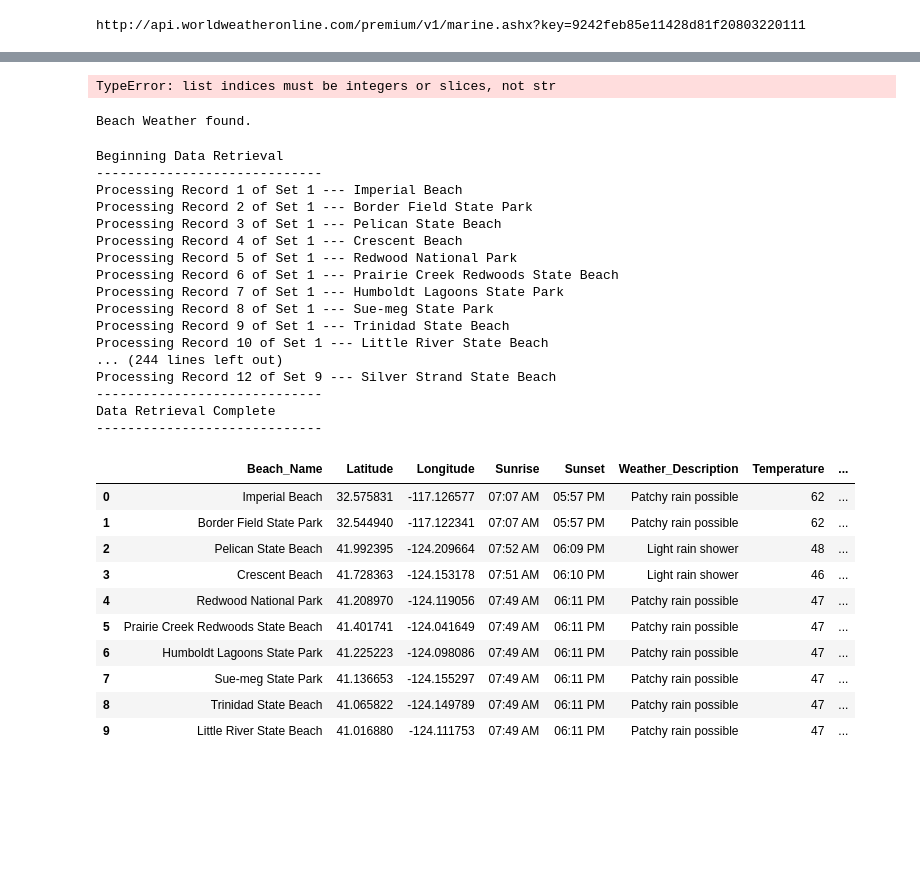
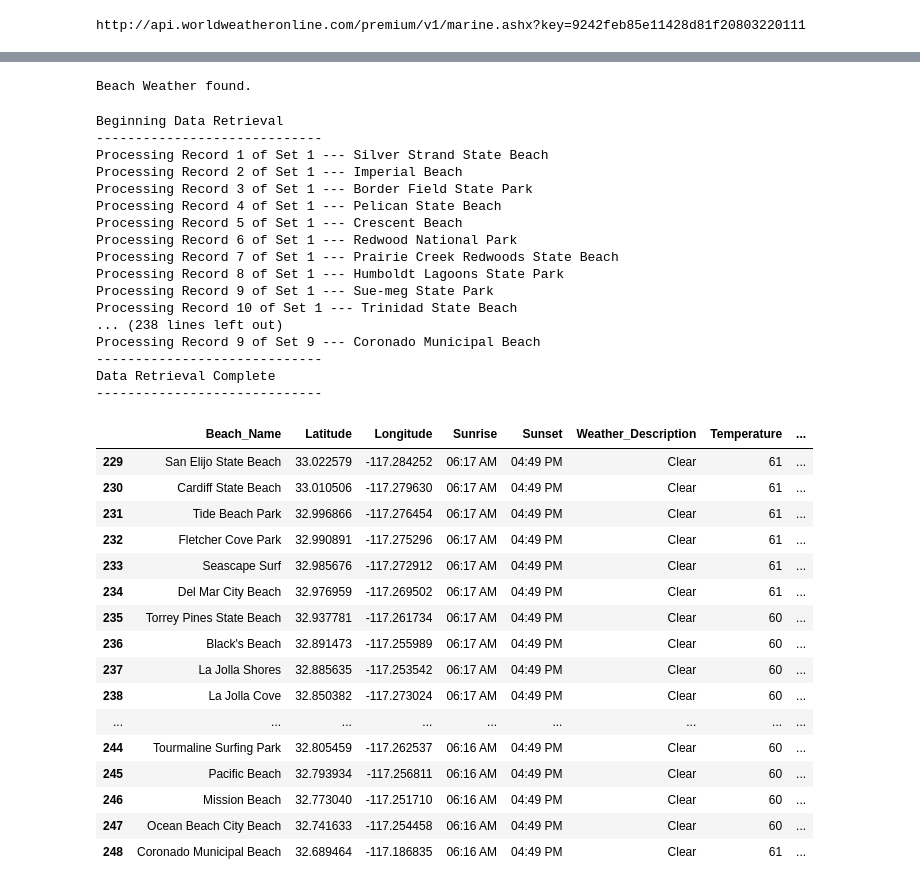
Before and after one commit to ckanchanda/Surf_Check, a Jupyter notebook: ck_api_call.ipynb, the cells around one changed output, grey strips where cells are left out. Saved outputs shown, nothing was run; the diff lists cells and outputs as text; code cells hidden in the pictures; blank space fills up the shorter version.

```diff
--- a/ck_api_call.ipynb
+++ b/ck_api_call.ipynb
@@ -83,18 +83,8 @@ len(beach)
-# %%
-for i, beach in enumerate(coordinates):
-    beach_url = url + "&format=json&q=" + str(coordinates[i-1][1]) + "," + str(coordinates[i-1][2])
-    beach_weather = requests.get(beach_url).json()
-
-    sunrise = beach_data['data']['weather'][0]['astronomy'][0]['sunrise']
-
-    print(sunrise)
-# %% [output]
-TypeError: list indices must be integers or slices, not str
 # %%
 # test lat and long variables which are going to be beach coordinates
 ## using Grandview Coordinates= 33.07705649, -117.3110183
-lat = 33.07705649
-long = -117.3110183
+lat = 33.51038632
+long = -117.7525398
 
 # Create an endpoint URL for a beach.
 
@@ -180,18 +170,18 @@ print("-----------------------------")
 # %% [output]
 Beginning Data Retrieval
 -----------------------------
-Processing Record 1 of Set 1 --- Imperial Beach
-Processing Record 2 of Set 1 --- Border Field State Park
-Processing Record 3 of Set 1 --- Pelican State Beach
-Processing Record 4 of Set 1 --- Crescent Beach
-Processing Record 5 of Set 1 --- Redwood National Park
-Processing Record 6 of Set 1 --- Prairie Creek Redwoods State Beach
-Processing Record 7 of Set 1 --- Humboldt Lagoons State Park
-Processing Record 8 of Set 1 --- Sue-meg State Park
-Processing Record 9 of Set 1 --- Trinidad State Beach
-Processing Record 10 of Set 1 --- Little River State Beach
-... (244 lines left out)
-Processing Record 12 of Set 9 --- Silver Strand State Beach
+Processing Record 1 of Set 1 --- Silver Strand State Beach
+Processing Record 2 of Set 1 --- Imperial Beach
+Processing Record 3 of Set 1 --- Border Field State Park
+Processing Record 4 of Set 1 --- Pelican State Beach
+Processing Record 5 of Set 1 --- Crescent Beach
+Processing Record 6 of Set 1 --- Redwood National Park
+Processing Record 7 of Set 1 --- Prairie Creek Redwoods State Beach
+Processing Record 8 of Set 1 --- Humboldt Lagoons State Park
+Processing Record 9 of Set 1 --- Sue-meg State Park
+Processing Record 10 of Set 1 --- Trinidad State Beach
+... (238 lines left out)
+Processing Record 9 of Set 9 --- Coronado Municipal Beach
 -----------------------------
 Data Retrieval Complete
 -----------------------------
@@ -198,19 +196,24 @@ Data Retrieval Complete
 # %%
 #convert dictionaries into a Pandas DF
-
 beach_data_df = pd.DataFrame(beach_data)
-beach_data_df.head(10)
+beach_data_df.tail(20)
 # %% [output]
 |  | Beach_Name | Latitude | Longitude | Sunrise | Sunset | Weather_Description | Temperature | ... |
-| 0 | Imperial Beach | 32.575831 | -117.126577 | 07:07 AM | 05:57 PM | Patchy rain possible | 62 | ... |
-| 1 | Border Field State Park | 32.544940 | -117.122341 | 07:07 AM | 05:57 PM | Patchy rain possible | 62 | ... |
-| 2 | Pelican State Beach | 41.992395 | -124.209664 | 07:52 AM | 06:09 PM | Light rain shower | 48 | ... |
-| 3 | Crescent Beach | 41.728363 | -124.153178 | 07:51 AM | 06:10 PM | Light rain shower | 46 | ... |
-| 4 | Redwood National Park | 41.208970 | -124.119056 | 07:49 AM | 06:11 PM | Patchy rain possible | 47 | ... |
-| 5 | Prairie Creek Redwoods State Beach | 41.401741 | -124.041649 | 07:49 AM | 06:11 PM | Patchy rain possible | 47 | ... |
-| 6 | Humboldt Lagoons State Park | 41.225223 | -124.098086 | 07:49 AM | 06:11 PM | Patchy rain possible | 47 | ... |
-| 7 | Sue-meg State Park | 41.136653 | -124.155297 | 07:49 AM | 06:11 PM | Patchy rain possible | 47 | ... |
-| 8 | Trinidad State Beach | 41.065822 | -124.149789 | 07:49 AM | 06:11 PM | Patchy rain possible | 47 | ... |
-| 9 | Little River State Beach | 41.016880 | -124.111753 | 07:49 AM | 06:11 PM | Patchy rain possible | 47 | ... |
+| 229 | San Elijo State Beach | 33.022579 | -117.284252 | 06:17 AM | 04:49 PM | Clear | 61 | ... |
+| 230 | Cardiff State Beach | 33.010506 | -117.279630 | 06:17 AM | 04:49 PM | Clear | 61 | ... |
+| 231 | Tide Beach Park | 32.996866 | -117.276454 | 06:17 AM | 04:49 PM | Clear | 61 | ... |
+| 232 | Fletcher Cove Park | 32.990891 | -117.275296 | 06:17 AM | 04:49 PM | Clear | 61 | ... |
+| 233 | Seascape Surf | 32.985676 | -117.272912 | 06:17 AM | 04:49 PM | Clear | 61 | ... |
+| 234 | Del Mar City Beach | 32.976959 | -117.269502 | 06:17 AM | 04:49 PM | Clear | 61 | ... |
+| 235 | Torrey Pines State Beach | 32.937781 | -117.261734 | 06:17 AM | 04:49 PM | Clear | 60 | ... |
+| 236 | Black's Beach | 32.891473 | -117.255989 | 06:17 AM | 04:49 PM | Clear | 60 | ... |
+| 237 | La Jolla Shores | 32.885635 | -117.253542 | 06:17 AM | 04:49 PM | Clear | 60 | ... |
+| 238 | La Jolla Cove | 32.850382 | -117.273024 | 06:17 AM | 04:49 PM | Clear | 60 | ... |
+| ... | ... | ... | ... | ... | ... | ... | ... | ... |
+| 244 | Tourmaline Surfing Park | 32.805459 | -117.262537 | 06:16 AM | 04:49 PM | Clear | 60 | ... |
+| 245 | Pacific Beach | 32.793934 | -117.256811 | 06:16 AM | 04:49 PM | Clear | 60 | ... |
+| 246 | Mission Beach | 32.773040 | -117.251710 | 06:16 AM | 04:49 PM | Clear | 60 | ... |
+| 247 | Ocean Beach City Beach | 32.741633 | -117.254458 | 06:16 AM | 04:49 PM | Clear | 60 | ... |
+| 248 | Coronado Municipal Beach | 32.689464 | -117.186835 | 06:16 AM | 04:49 PM | Clear | 61 | ... |
 # %%
 # Create the output file (CSV).
```
Also changed, not shown: parts of 5 cells of this notebook, 6 other files.
